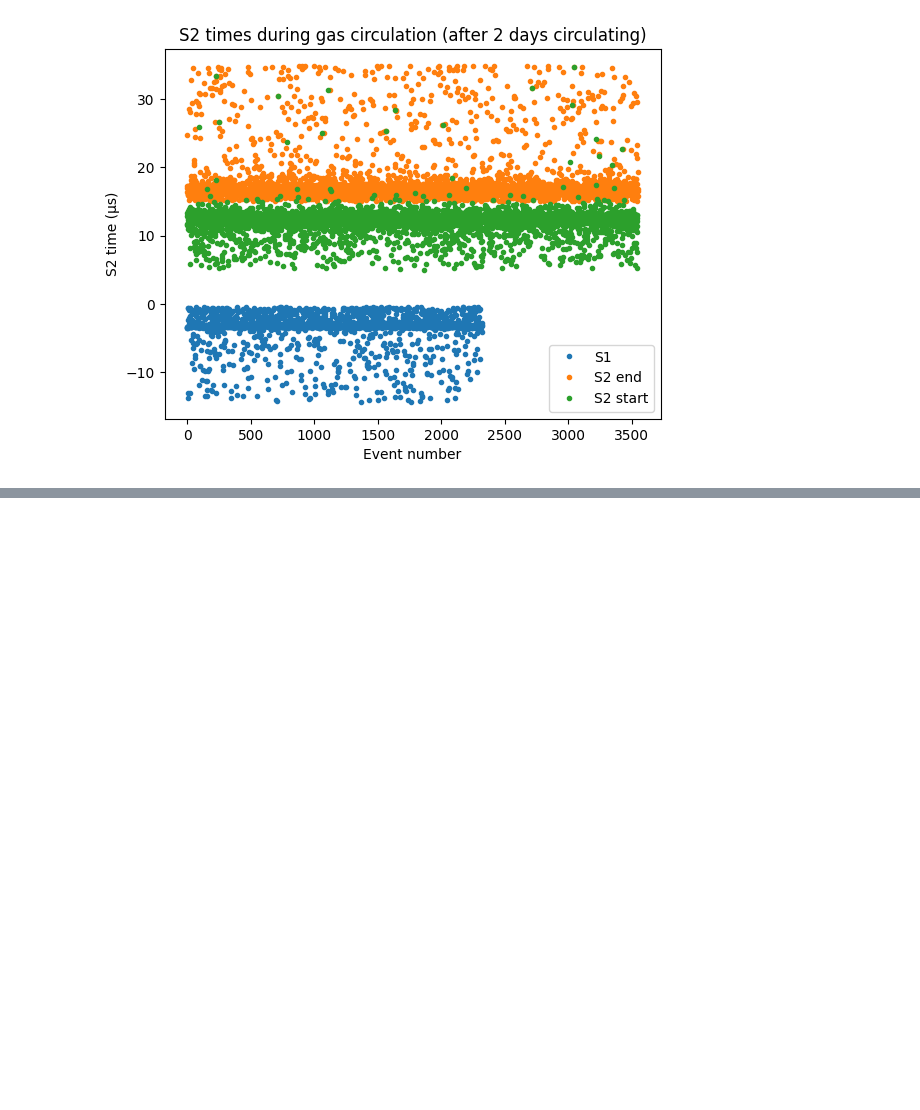
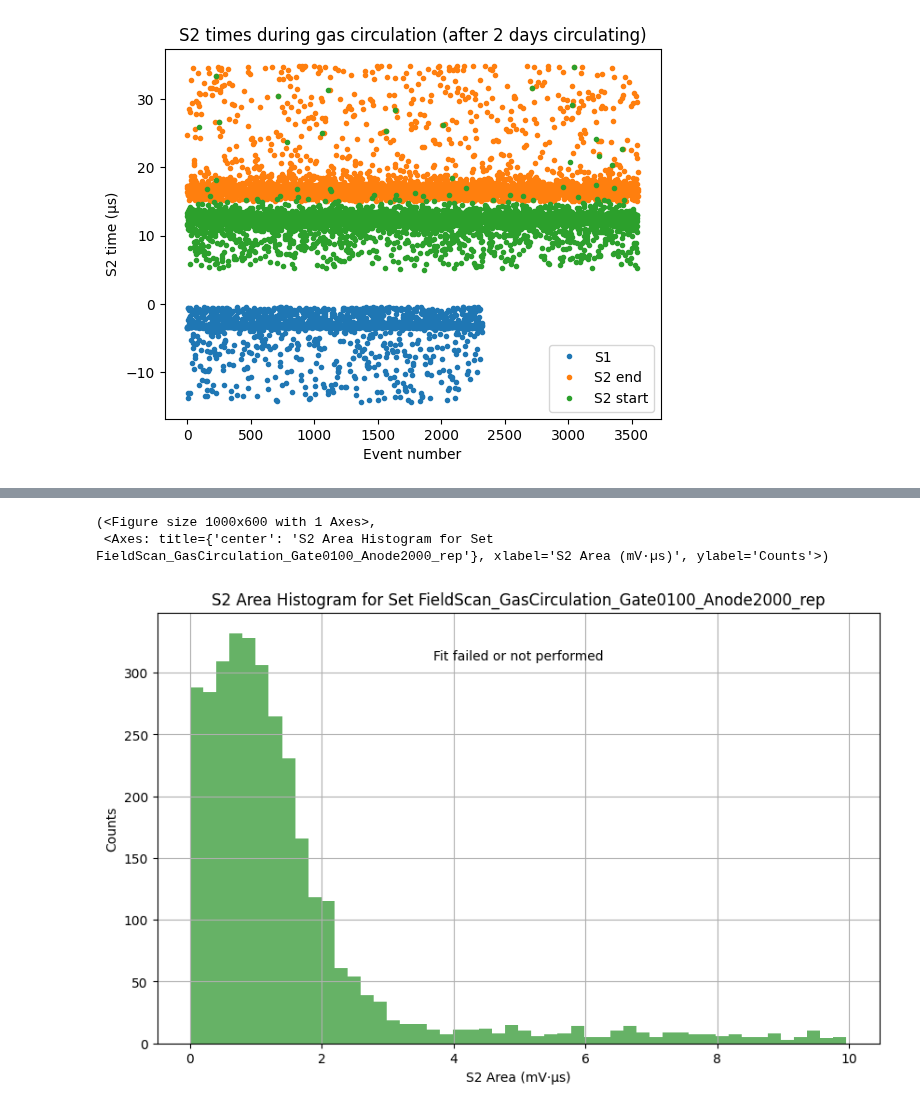
Before and after one commit to proscrite/RaTag, a Jupyter notebook: notebooks/Gas_circulation_analysis.ipynb, the cells around one changed output, grey strips where cells are left out. Saved outputs shown, nothing was run; the diff lists cells and outputs as text; code cells hidden in the pictures; blank space fills up the shorter version.

```diff
--- a/notebooks/Gas_circulation_analysis.ipynb
+++ b/notebooks/Gas_circulation_analysis.ipynb
@@ -123,0 +168,7 @@ plt.legend()
+# %%
+from RaTag.plotting import plot_hist_fit, plot_n_waveforms
+plot_hist_fit(s2_areas, nbins=50, bin_cuts=(0, 10))
+# %% [output]
+(<Figure size 1000x600 with 1 Axes>,
+ <Axes: title={'center': 'S2 Area Histogram for Set FieldScan_GasCirculation_Gate0100_Anode2000_rep'}, xlabel='S2 Area (mV·µs)', ylabel='Counts'>)
+[figure, added]
```
Also changed, not shown: parts of 8 cells of this notebook, 10 other files.
